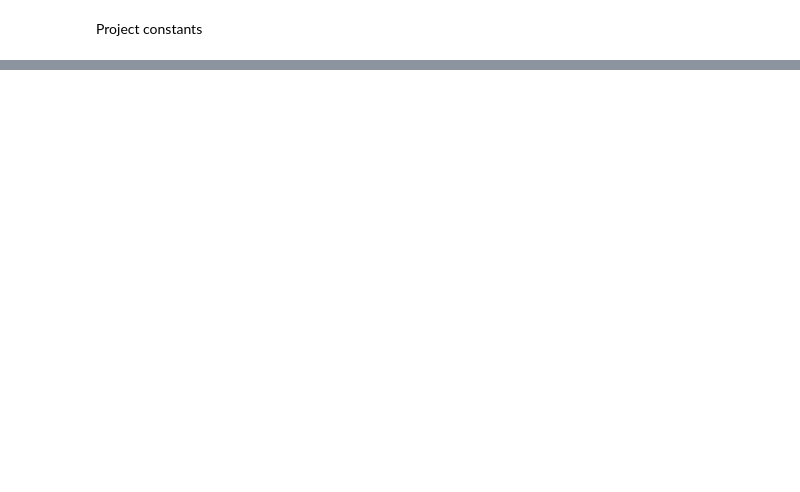
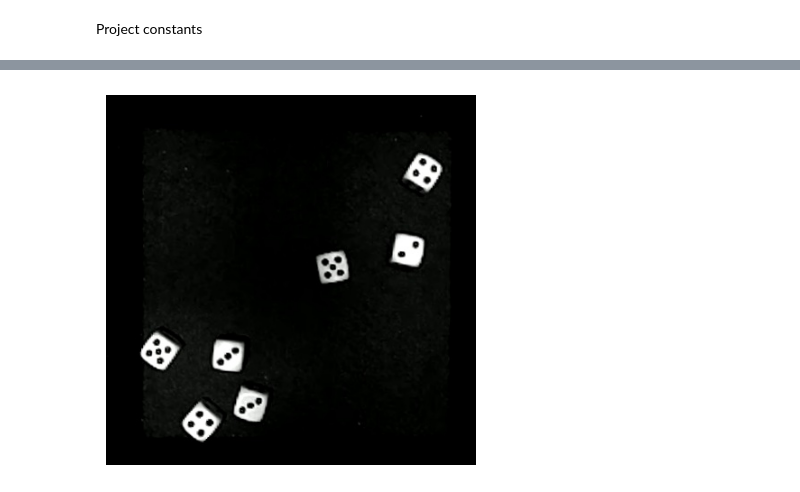
Before and after one commit to AlexLeeVT/DiceRollDetection, a Jupyter notebook: Dice_Detection.ipynb, the cells around one changed output, grey strips where cells are left out. Saved outputs shown, nothing was run; the diff lists cells and outputs as text; code cells hidden in the pictures; blank space fills up the shorter version.

```diff
--- a/Dice_Detection.ipynb
+++ b/Dice_Detection.ipynb
@@ -260,0 +21,15 @@ for path in paths2:
+# %%
+path = kagglehub.dataset_download("nellbyler/d6-dice")
+print("Path to dataset files:", path)
+
+# ANNOTATION_PATH = path + "/d6-dice/Annotations"
+# IMAGE_PATH = path + "/d6-dice/Images"
+
+ANNOTATION_PATH = os.path.join(path, "d6-dice", "Annotations")
+IMAGE_PATH = os.path.join(path, "d6-dice", "Images")
+
+# windows delim
+split_char = '\\'
+
+# linux delim
+#split_char = '/'
@@ -260,0 +160,15 @@ for path in paths2:
+# %%
+best_weights_path = os.path.join("runs", "detect", "train19", "weights", "best.pt")
+pred_dataset_path = kagglehub.dataset_download("koryakinp/d6-dices-images")
+
+dataset_images = os.path.join(pred_dataset_path, "dataset-images")
+
+print(pred_dataset_path)
+print(best_weights_path)
+
+image_dir = os.listdir(os.path.join(pred_dataset_path, 'dataset-images'))
+image_list = []
+for file in image_dir:
+    image_list.append(os.path.join(pred_dataset_path,'dataset-images', file))
+
+print(image_list[0])
@@ -260,0 +179,2 @@ for path in paths2:
+# %%
+masked_images = []
@@ -260,0 +217,11 @@ for path in paths2:
+# %%
+def show_image(image_path):
+    # Load the image from the directory
+    image = Image.open(image_path)
+
+    # Display the image using matplotlib
+    plt.imshow(image)
+    plt.axis('off')  # Hide the axis
+    plt.show()
+
+show_image(image_list[0])
@@ -260,0 +447,4 @@ for path in paths2:
+# %%
+show_image(image_list[2])
+# %% [output]
+[figure, added]
```
Also changed, not shown: parts of 46 cells of this notebook, 29 other files.
